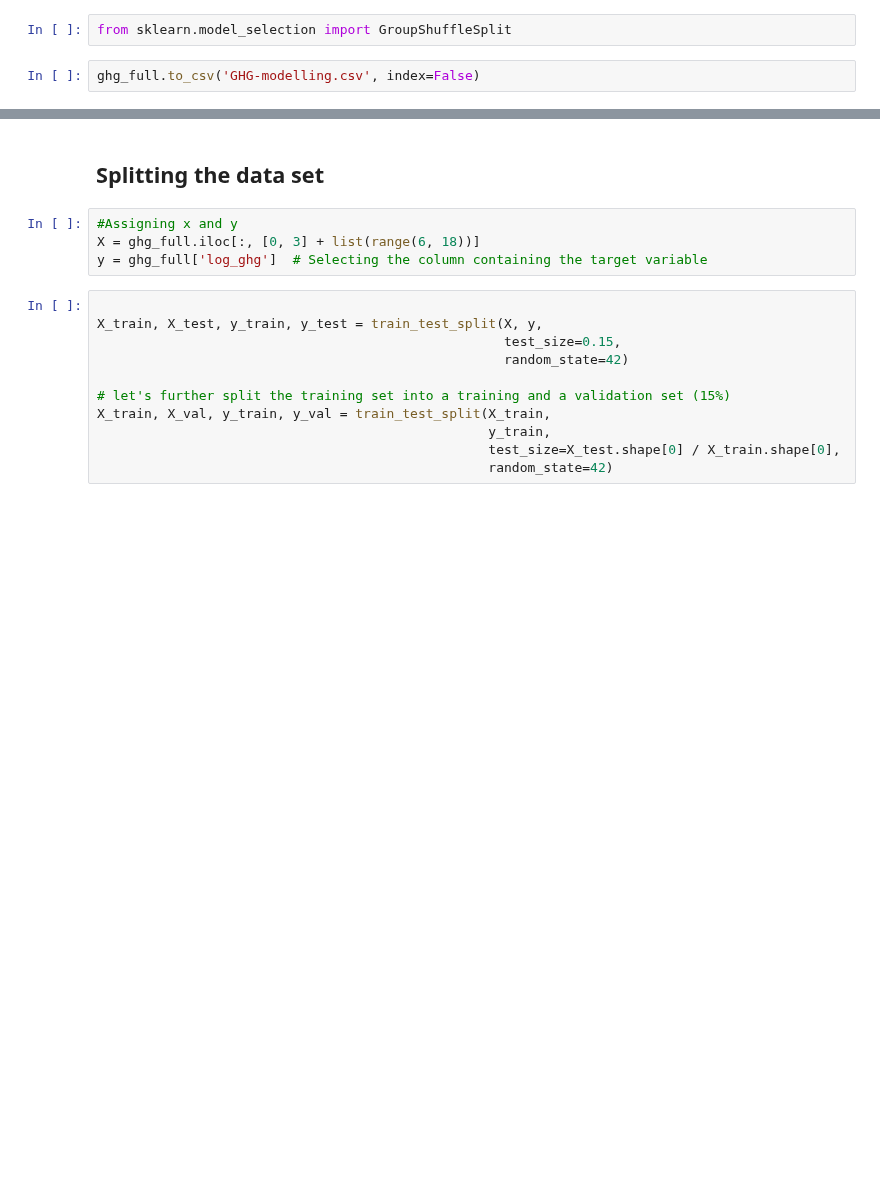
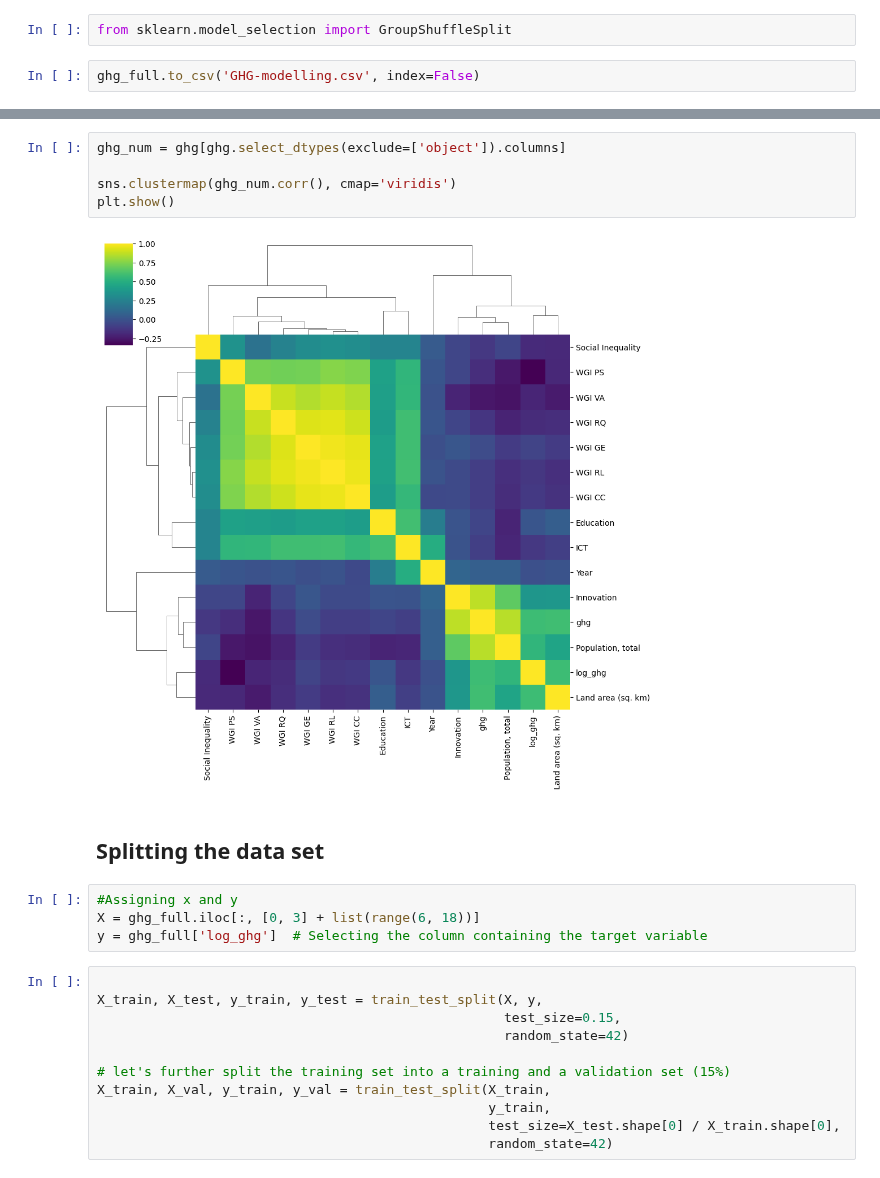
Before and after one commit to marcbarc19/DataScienceExam, a Jupyter notebook: ghg-modelling.ipynb, the cells around one changed output, grey strips where cells are left out. Drawn from its saved outputs; the diff is of its cells as text; blank space fills up the shorter version.

```diff
--- a/ghg-modelling.ipynb
+++ b/ghg-modelling.ipynb
@@ -274,3 +349,10 @@ ghg_full.to_csv('GHG-modelling.csv', index=False)
+# %%
+ghg_num = ghg[ghg.select_dtypes(exclude=['object']).columns]
+
+sns.clustermap(ghg_num.corr(), cmap='viridis')
+plt.show()
+# %% [output]
+[figure, added]
 # %% [markdown]
 ## Splitting the data set
 # %%
```
Also changed, not shown: parts of 10 cells of this notebook.
